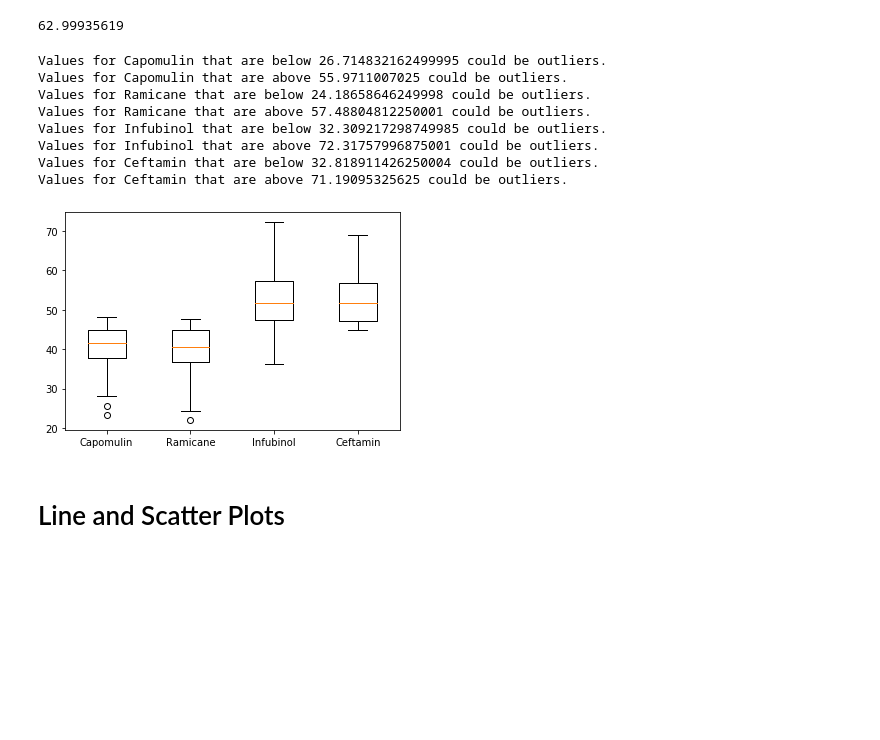
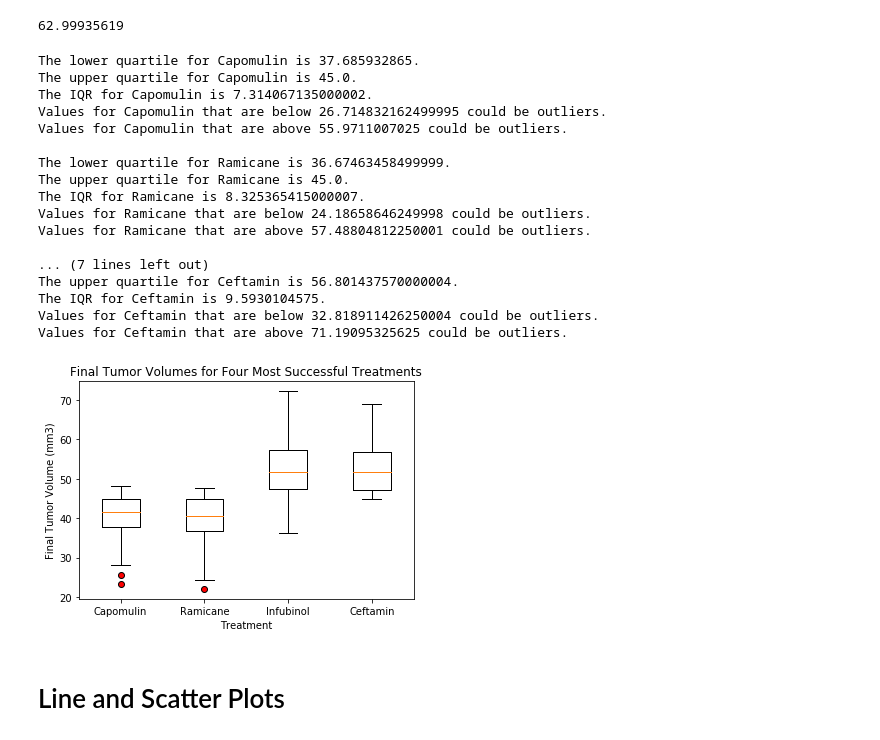
Before and after one commit to carolinelarry/homework_5, a Jupyter notebook: Power of Plots.ipynb, the cells around one changed output. Saved outputs shown, nothing was run; the diff lists cells and outputs as text; code cells hidden in the pictures; blank space fills up the shorter version.

```diff
--- a/Power of Plots.ipynb
+++ b/Power of Plots.ipynb
@@ -393,33 +386,60 @@ max_tumor_ceft
 regimen_list = ["Capomulin", "Ramicane", "Infubinol", "Ceftamin"]
 tumor_vol_list = []
 # %%
+#Creating a loop to get a list of all the tumor volumes for each of the 4 drug regimens
 for x in regimen_list:
+
+    #Finding which rows have the drug treatment we are looking for/ looping through
     tumor_volume = last_timepoint_df.loc[last_timepoint_df["Drug Regimen"] == x, 'Tumor Volume (mm3)']
 
-
+    #Adding the volume in those rows to our list
     tumor_vol_list.append(tumor_volume)
 
+    #Calculating the quartiles, iqr, and bounds of each treatment
     quartiles = tumor_volume.quantile([.25, .5, .75])
     upper_quartile = quartiles[.75]
     lower_quartile = quartiles[.25]
     iqr = upper_quartile - lower_quartile
     lower_bound = lower_quartile - (1.5*iqr)
     upper_bound = upper_quartile + (1.5*iqr)
+    print(f"The lower quartile for {x} is {lower_quartile}.")
+    print(f"The upper quartile for {x} is {upper_quartile}.")
+    print(f"The IQR for {x} is {iqr}.")
     print(f"Values for {x} that are below {lower_bound} could be outliers.")
     print(f"Values for {x} that are above {upper_bound} could be outliers.")
-
-plt.boxplot(x = tumor_vol_list, labels = regimen_list)
-plt.show()
+    print("")
 # %% [output]
+The lower quartile for Capomulin is 37.685932865.
+The upper quartile for Capomulin is 45.0.
+The IQR for Capomulin is 7.314067135000002.
 Values for Capomulin that are below 26.714832162499995 could be outliers.
 Values for Capomulin that are above 55.9711007025 could be outliers.
+
+The lower quartile for Ramicane is 36.67463458499999.
+The upper quartile for Ramicane is 45.0.
+The IQR for Ramicane is 8.325365415000007.
 Values for Ramicane that are below 24.18658646249998 could be outliers.
 Values for Ramicane that are above 57.48804812250001 could be outliers.
-Values for Infubinol that are below 32.309217298749985 could be outliers.
-Values for Infubinol that are above 72.31757996875001 could be outliers.
+
+... (7 lines left out)
+The upper quartile for Ceftamin is 56.801437570000004.
+The IQR for Ceftamin is 9.5930104575.
 Values for Ceftamin that are below 32.818911426250004 could be outliers.
 Values for Ceftamin that are above 71.19095325625 could be outliers.
-[figure, removed]
+# %%
+#Making our outliers red
+red_outlier = dict(markerfacecolor='r')
+
+#Plotting final volume for 4 treatments
+plt.boxplot(x = tumor_vol_list, labels = regimen_list, flierprops = red_outlier)
+
+#Adding titles, x label, y label
+plt.title("Final Tumor Volumes for Four Most Successful Treatments")
+plt.xlabel("Treatment")
+plt.ylabel("Final Tumor Volume (mm3)")
+plt.show()
+# %% [output]
+[figure, added]
 # %% [markdown]
 # Line and Scatter Plots
 # %%
```
Also changed, not shown: parts of 16 cells of this notebook.
